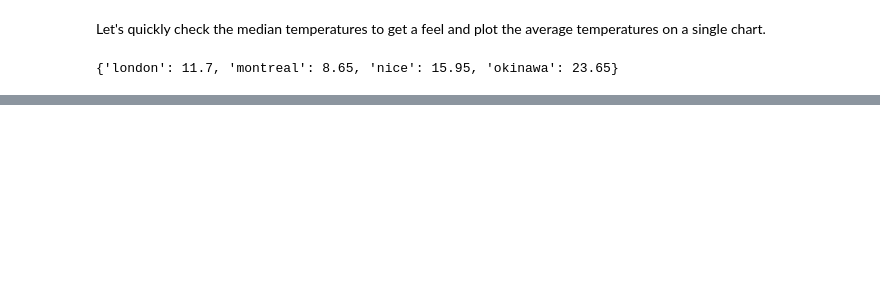
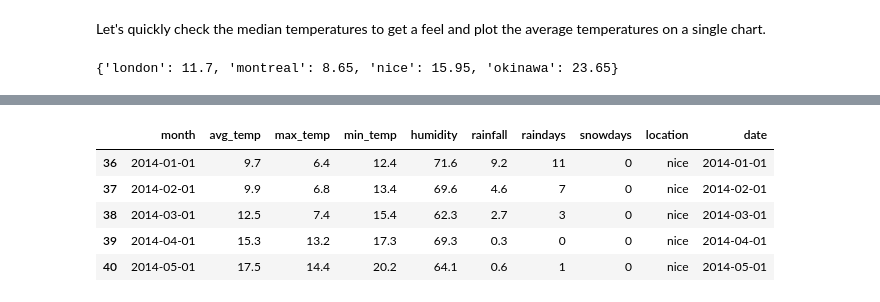
Before and after one commit to Keats/cities-article, a Jupyter notebook: Comparison.ipynb, the cells around one changed output, grey strips where cells are left out. Cells and saved outputs as stored; diff of their text form; code cells hidden in the pictures; blank space fills up the shorter version.

```diff
--- a/Comparison.ipynb
+++ b/Comparison.ipynb
@@ -67,3 +139,16 @@ Let's quickly check the median temperatures to get a feel and plot the average t
+# %%
+weather['month'] = pd.to_datetime(weather['month'], format="%m-%Y")
+start = datetime.date(2014, 1,1)
+
+weather_2014 = weather[weather.month >= start]
+weather_2014.head()
+# %% [output]
+|  | month | avg_temp | max_temp | min_temp | humidity | rainfall | raindays | snowdays | location | date |
+| 36 | 2014-01-01 | 9.7 | 6.4 | 12.4 | 71.6 | 9.2 | 11 | 0 | nice | 2014-01-01 |
+| 37 | 2014-02-01 | 9.9 | 6.8 | 13.4 | 69.6 | 4.6 | 7 | 0 | nice | 2014-02-01 |
+| 38 | 2014-03-01 | 12.5 | 7.4 | 15.4 | 62.3 | 2.7 | 3 | 0 | nice | 2014-03-01 |
+| 39 | 2014-04-01 | 15.3 | 13.2 | 17.3 | 69.3 | 0.3 | 0 | 0 | nice | 2014-04-01 |
+| 40 | 2014-05-01 | 17.5 | 14.4 | 20.2 | 64.1 | 0.6 | 1 | 0 | nice | 2014-05-01 |
 # %%
 plt.figure(figsize=(15, 10))
 ax = plt.subplot(111)
```
Also changed, not shown: parts of 10 cells of this notebook.
